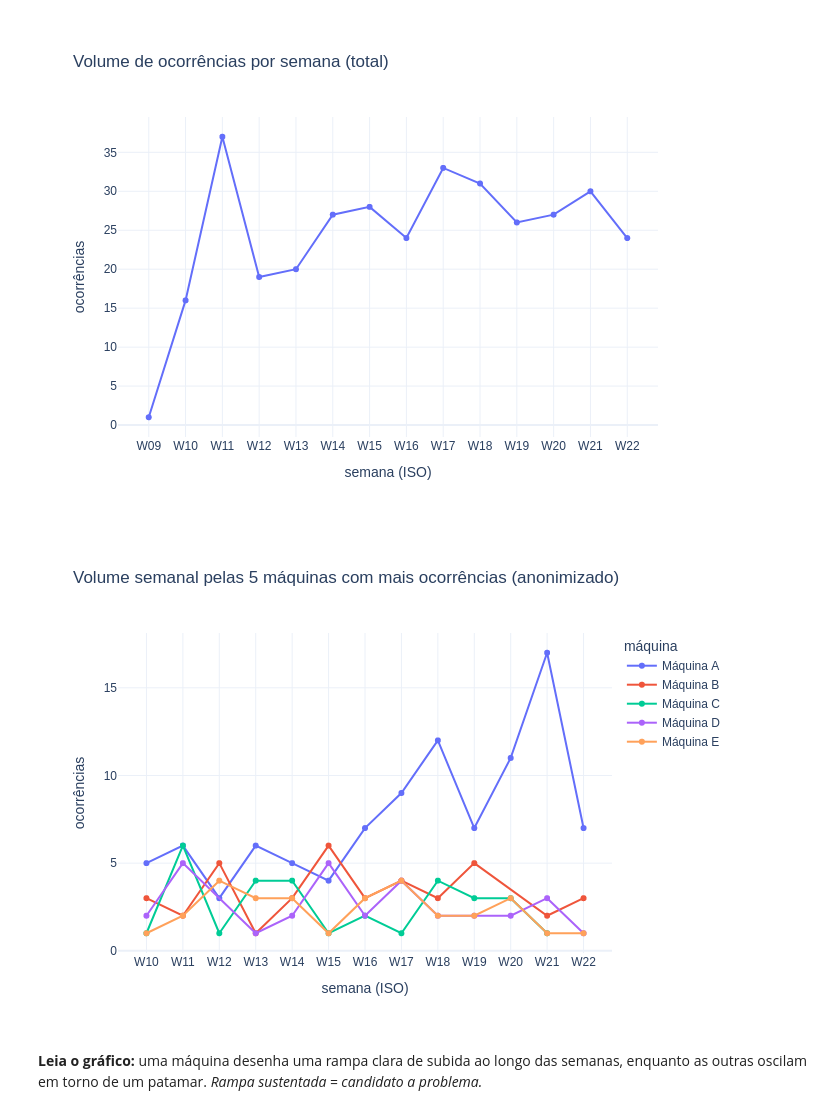
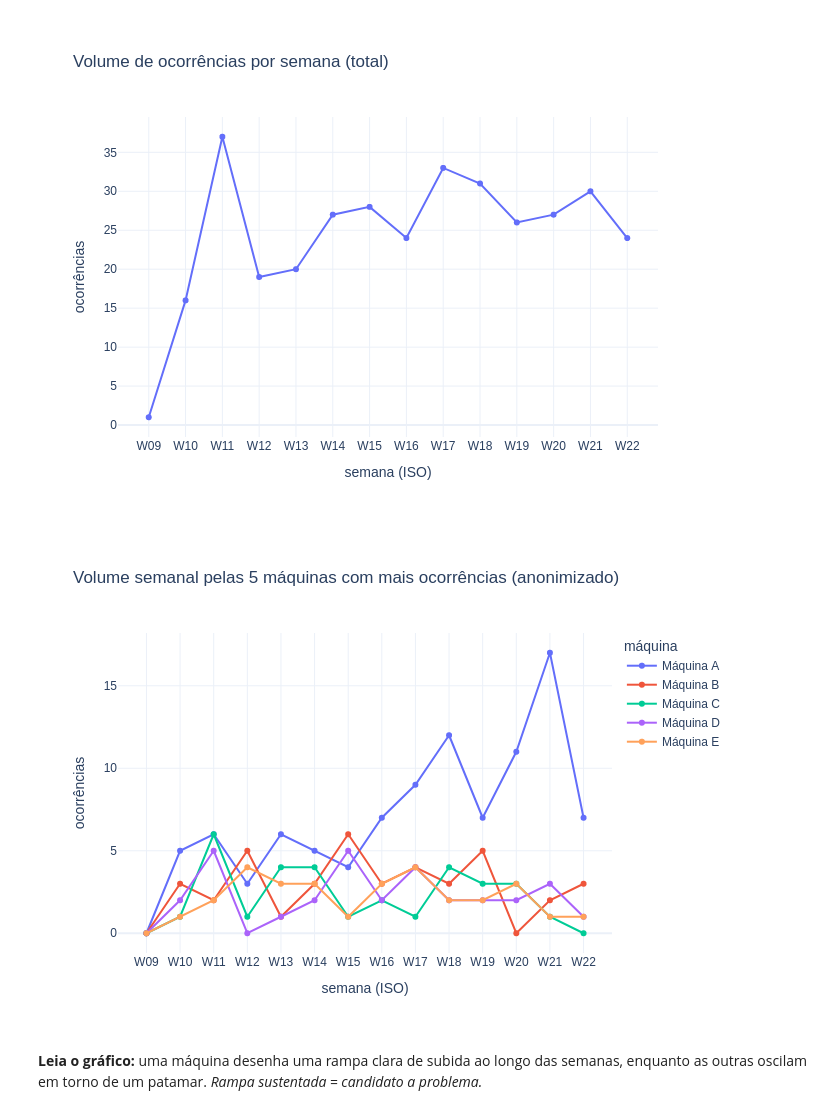
Before and after one commit to Maxmattos/problem-management-rca-lab, a Jupyter notebook: notebooks/01_aluno_sinal_vs_ruido.ipynb, the cells around one changed output. Cells and saved outputs as stored; diff of their text form; code cells hidden in the pictures.

```diff
--- a/notebooks/01_aluno_sinal_vs_ruido.ipynb
+++ b/notebooks/01_aluno_sinal_vs_ruido.ipynb
@@ -105,25 +105,29 @@ fig.show()
 # %%
 top5 = df.maquina.value_counts().head(5).index.tolist()
 # Rótulos ANÔNIMOS por volume: a aluna aponta a rampa ANTES de saber qual máquina é.
 # Mapeamento real -> anônimo (INSTRUTOR revela depois):
 #   Máquina A = Serra-02
 #   Máquina B = Furadeira-01
 #   Máquina C = Serra-01
 #   Máquina D = Prensa-01
 #   Máquina E = Coladeira-02
 anon = {real: f"Máquina {chr(65 + i)}" for i, real in enumerate(top5)}
 sub = df[df.maquina.isin(top5)].copy()
 sub["maquina_anon"] = sub["maquina"].map(anon)
-wk_maq = sub.groupby(["maquina_anon", "semana_iso"]).size().reset_index(name="ocorrencias")
+# reindex a TODAS as máquinas x TODAS as semanas (W09..W22): eixo consistente, sem gaps.
+_idx = pd.MultiIndex.from_product([[anon[m] for m in top5], ORDEM_SEMANAS],
+                                  names=["maquina_anon", "semana_iso"])
+wk_maq = (sub.groupby(["maquina_anon", "semana_iso"]).size()
+          .reindex(_idx, fill_value=0).reset_index(name="ocorrencias"))
 fig = px.line(wk_maq, x="semana_iso", y="ocorrencias", color="maquina_anon", markers=True,
               category_orders={"semana_iso": ORDEM_SEMANAS,
                                "maquina_anon": [anon[m] for m in top5]},
               title="Volume semanal pelas 5 máquinas com mais ocorrências (anonimizado)")
 fig.update_layout(xaxis_title="semana (ISO)", yaxis_title="ocorrências", legend_title="máquina")
 fig.update_xaxes(type="category")
 fig.show()
 # %% [output]
-[figure, old version]
+[figure, new version]
 # %% [markdown]
 **Leia o gráfico:** uma máquina desenha uma rampa clara de subida ao longo das
 semanas, enquanto as outras oscilam em torno de um patamar. *Rampa sustentada = candidato a problema.*
```
Also changed, not shown: parts of 1 cell of this notebook, 1 other file.
